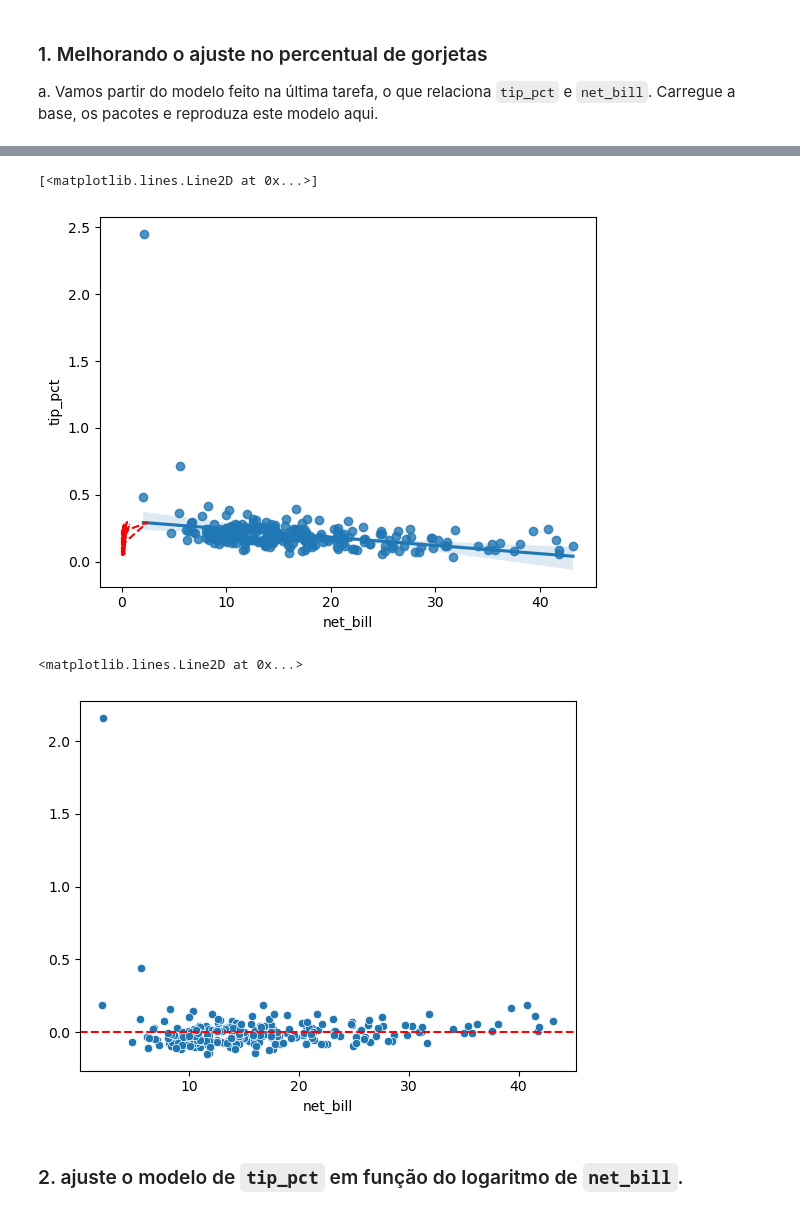
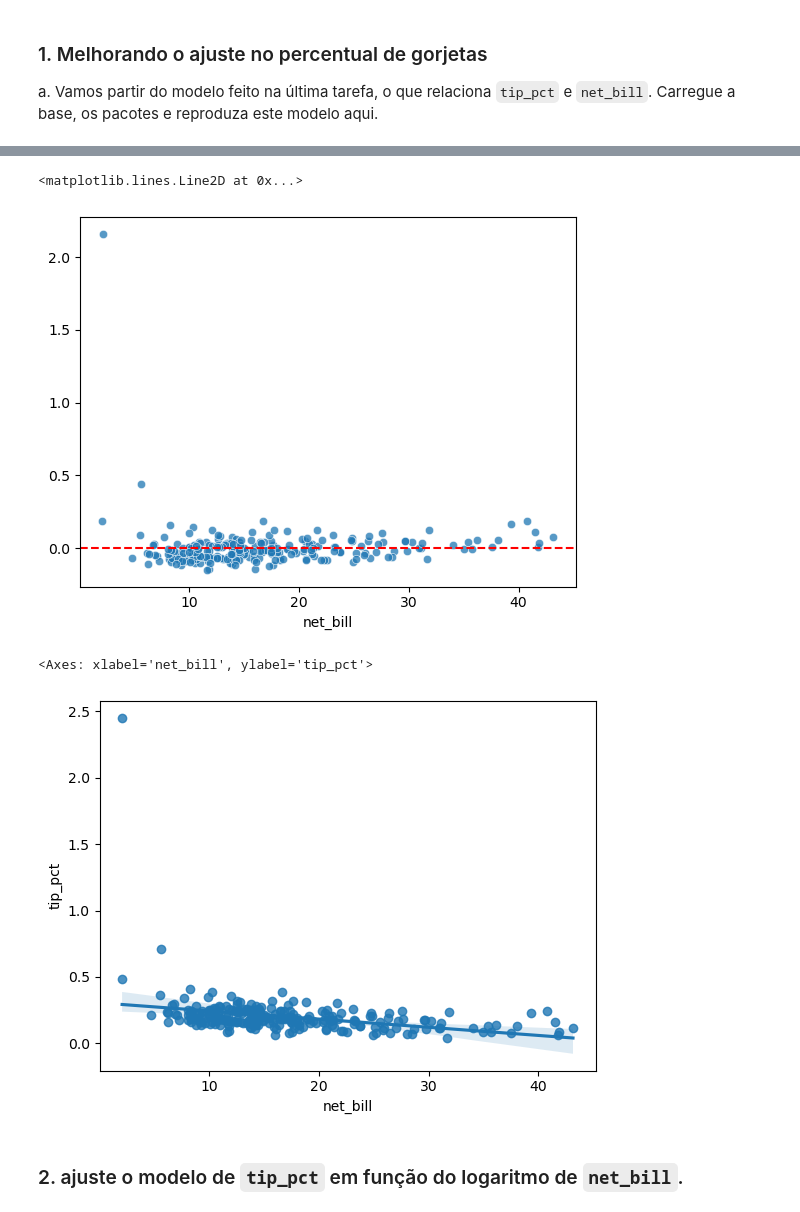
Before and after one commit to Thomaz-bp/ebac_learning, a Jupyter notebook: mod12 ex02 - transformações em X e Y.ipynb, the cells around one changed output, grey strips where cells are left out. Cells and saved outputs as stored; diff of their text form; code cells hidden in the pictures.

````diff
--- a/mod12 ex02 - transformações em X e Y.ipynb
+++ b/mod12 ex02 - transformações em X e Y.ipynb
@@ -18,10 +24,12 @@
 reg1 = smf.ols('tip_pct ~ net_bill', data = tips).fit()
 
 # Gráfico de dispersão
-sns.regplot(y = 'tip_pct', x = 'net_bill', data = tips)
+sns.scatterplot(x = 'net_bill', y = reg1.resid, data = tips, alpha = .75)
+
+
 #sumário
 print(reg1.summary())
-plt.plot(tips['tip_pct'], reg1.fittedvalues, 'r,--')
+plt.axhline(y=0, color='r', linestyle='--')
 # %% [output]
                             OLS Regression Results
 ==============================================================================
@@ -33,21 +41,20 @@ Time:                        14:23:36   Log-Likelihood:                 108.00
 No. Observations:                 244   AIC:                            -212.0
 Df Residuals:                     242   BIC:                            -205.0
 Df Model:                           1
 Covariance Type:            nonrobust
 ==============================================================================
 ... (9 lines left out)
 ==============================================================================
 
 Notes:
 [1] Standard Errors assume that the covariance matrix of the errors is correctly specified.
-[<matplotlib.lines.Line2D at 0x...>]
+<matplotlib.lines.Line2D at 0x...>
-[figure, old version]
+[figure, new version]
 # %%
-sns.scatterplot(x = 'net_bill', y = reg1.resid, data = tips) #
-plt.axhline(y=0, color='r', linestyle='--')
+sns.regplot(x = 'net_bill', y = 'tip_pct', data = tips)
 # %% [output]
-<matplotlib.lines.Line2D at 0x...>
+<Axes: xlabel='net_bill', ylabel='tip_pct'>
-[figure, old version]
+[figure, new version]
 # %% [markdown]
 ### 2. ajuste o modelo de ```tip_pct``` em função do logaritmo de ```net_bill```.
 # %%
````
Also changed, not shown: parts of 7 cells of this notebook.
